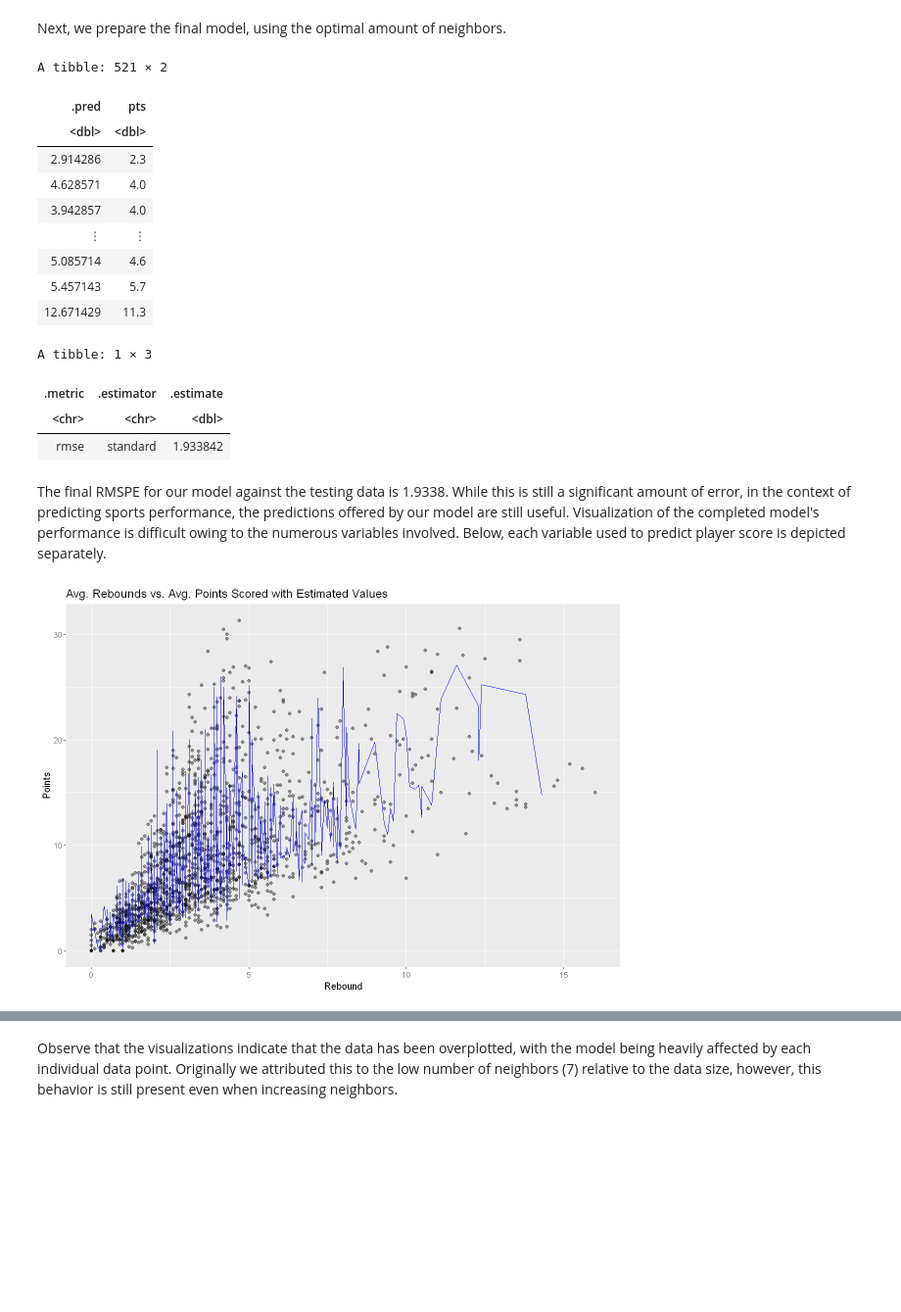
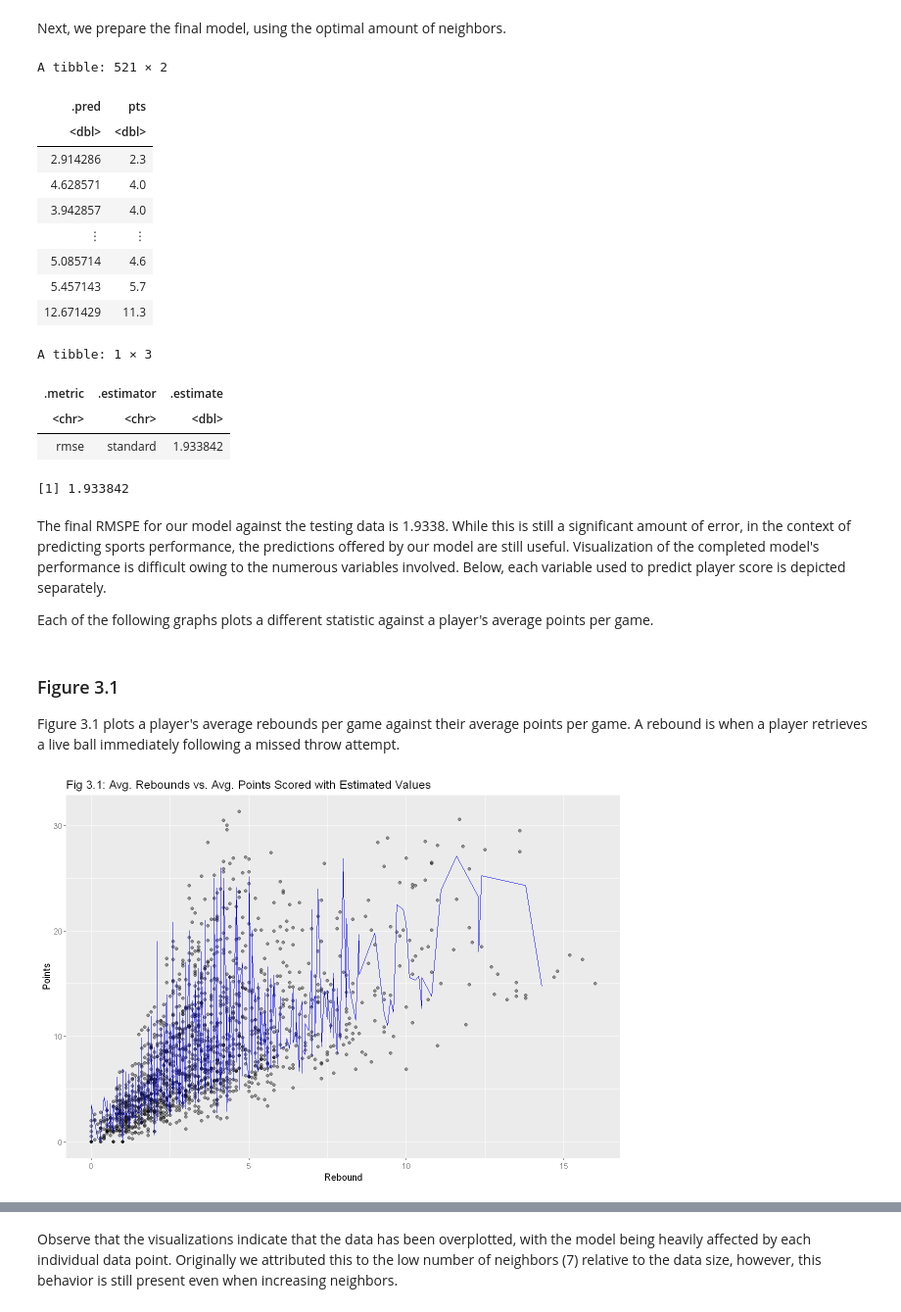
Before and after one commit to mdean808/dsci-100-group-project, a Jupyter notebook: project.ipynb, the cells around one changed output, grey strips where cells are left out. Shown at 98% size. Saved outputs shown, nothing was run; the diff lists cells and outputs as text; code cells hidden in the pictures; blank space fills up the shorter version.

```diff
--- a/project.ipynb
+++ b/project.ipynb
@@ -329,6 +329,9 @@ select(.pred, pts)
 nba_predict_select
 
 nba_rmse
+
+rmse_num <- nba_rmse |> pull(.estimate)
+rmse_num
 # %% [output]
 A tibble: 521 × 2
 | .pred | pts |
@@ -344,17 +347,24 @@ A tibble: 1 × 3
 | .metric | .estimator | .estimate |
 | <chr> | <chr> | <dbl> |
 | rmse | standard | 1.933842 |
+[1] 1.933842
 # %% [markdown]
 The final RMSPE for our model against the testing data is 1.9338. While this is still a significant amount of error, in the context of predicting sports performance, the predictions offered by our model are still useful. Visualization of the completed model's performance is difficult owing to the numerous variables involved. Below, each variable used to predict player score is depicted separately.
+
+Each of the following graphs plots a different statistic against a player's average points per game.
+# %% [markdown]
+### Figure 3.1
+
+Figure 3.1 plots a player's average rebounds per game against their average points per game. A rebound is when a player retrieves a live ball immediately following a missed throw attempt.
 # %%
 options(repr.plot.width = 10)
 nba_predict_plot_rebound <- ggplot(nba_training, aes(x = reb, y = pts)) +
 geom_point(alpha = 0.4) +
 geom_line(data = nba_predict, mapping = aes(x = reb, y = .pred), color = 'blue') +
 labs(x = "Rebound", y = "Points") +
-ggtitle("Avg. Rebounds vs. Avg. Points Scored with Estimated Values") +
+ggtitle("Fig 3.1: Avg. Rebounds vs. Avg. Points Scored with Estimated Values") +
 theme(text = element_text(size = 12))
 
 nba_predict_plot_rebound
 # %% [output]
-[figure, old version]
+[figure, new version]
```
Also changed, not shown: parts of 12 cells of this notebook.
